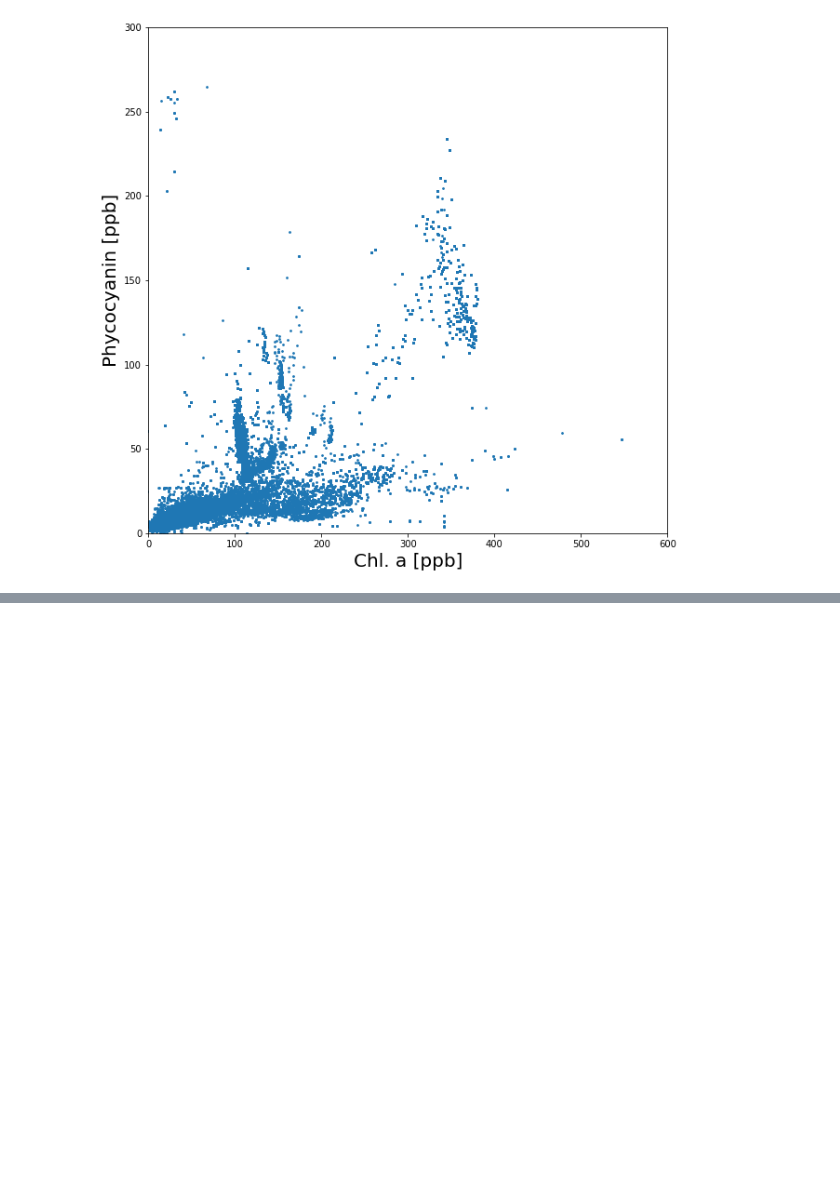
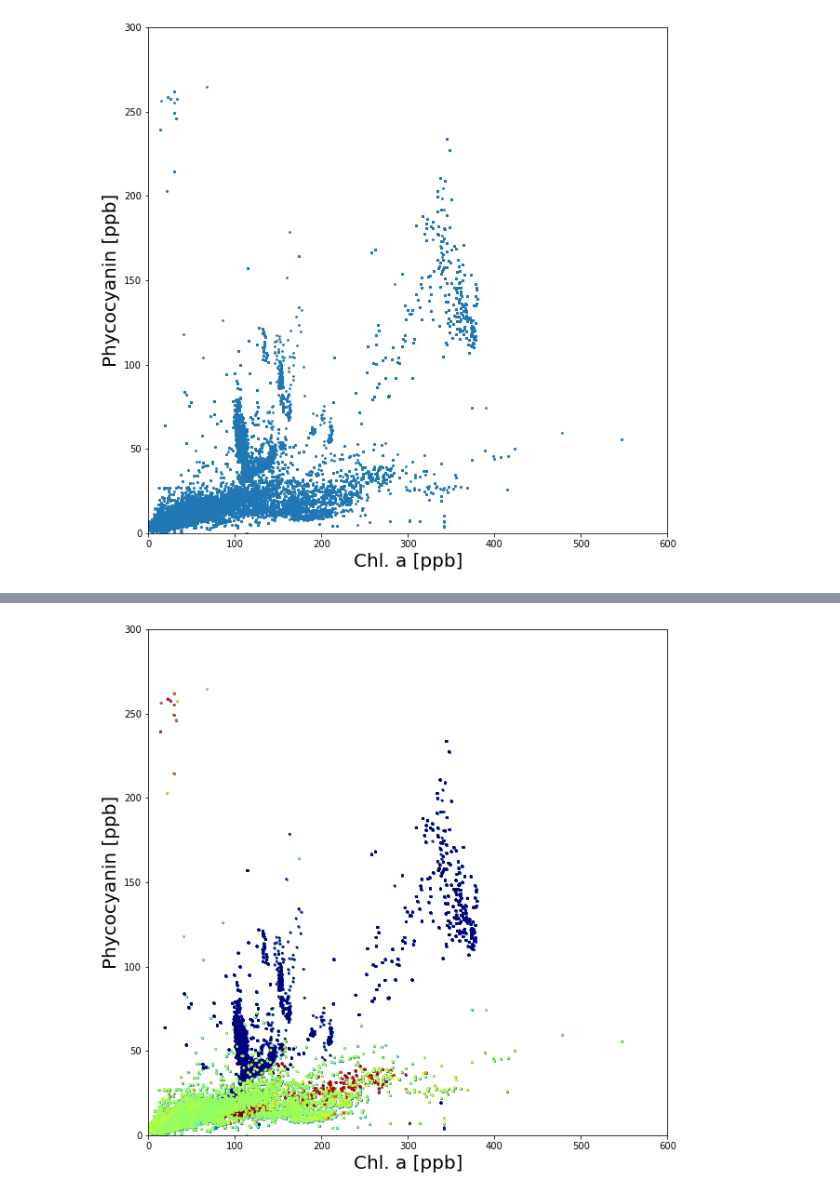
Before and after one commit to vrx-/navocean, a Jupyter notebook: Sailboat process.ipynb, the cells around one changed output, grey strips where cells are left out. Cells and saved outputs as stored; diff of their text form; code cells hidden in the pictures; blank space fills up the shorter version.

```diff
--- a/Sailboat process.ipynb
+++ b/Sailboat process.ipynb
@@ -93,0 +137,8 @@ sailboat.plot(x_variable='chla', y_variable='phycocyanin',
+# %%
+sailboat = Sailboat()
+sailboat.data = pd.concat(all_df, ignore_index=True)
+sailboat.plot(x_variable='chla', y_variable='phycocyanin',
+             xlim=(0,600), ylim=(0,300),x_fontsize=20, y_fontsize=20, p_size=3,
+              jet_convert=True)
+# %% [output]
+[figure, added]
```
Also changed, not shown: parts of 15 cells of this notebook.
